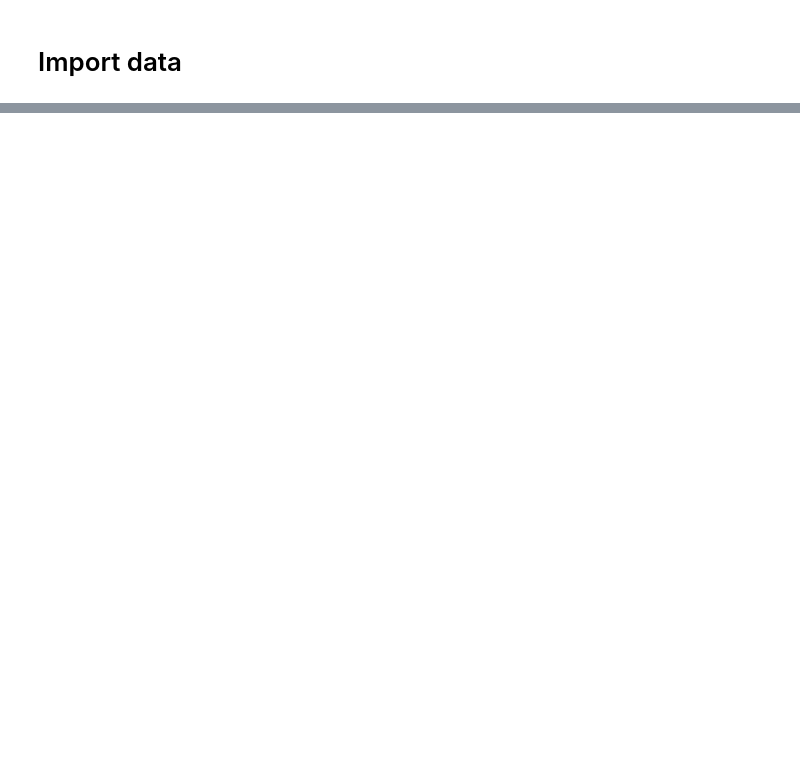
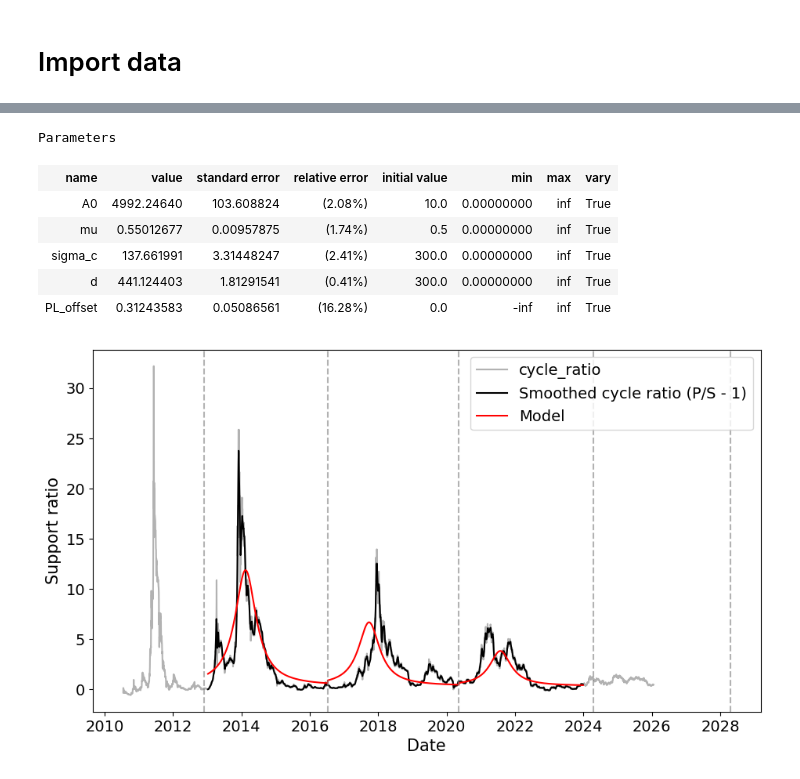
Before and after one commit to tristanbouchet/BTC-price-predict, a Jupyter notebook: btc_fit.ipynb, the cells around one changed output, grey strips where cells are left out. Cells and saved outputs as stored; diff of their text form; code cells hidden in the pictures; blank space fills up the shorter version.

```diff
--- a/btc_fit.ipynb
+++ b/btc_fit.ipynb
@@ -437,0 +74,16 @@ NVDA wins by 11.39%
+# %%
+start_cycle_fit, end_cycle_fit = '2013-01-01', '2024-01-01' # remove first cycle
+rolling_days = 10 # window of rolling average in days
+
+btc_price.dropna(axis=1, inplace=True)
+result_cycle = fit_cycle(btc_price, yaxis, support_PL, btc_halving_daygen, start_cycle_fit, end_cycle_fit, rolling_days)
+result_cycle.params
+# %% [output]
+Parameters
+| name | value | standard error | relative error | initial value | min | max | vary |
+| A0 | 4992.24640 | 103.608824 | (2.08%) | 10.0 | 0.00000000 | inf | True |
+| mu | 0.55012677 | 0.00957875 | (1.74%) | 0.5 | 0.00000000 | inf | True |
+| sigma_c | 137.661991 | 3.31448247 | (2.41%) | 300.0 | 0.00000000 | inf | True |
+| d | 441.124403 | 1.81291541 | (0.41%) | 300.0 | 0.00000000 | inf | True |
+| PL_offset | 0.31243583 | 0.05086561 | (16.28%) | 0.0 | -inf | inf | True |
+[figure, added]
```
Also changed, not shown: parts of 35 cells of this notebook, 5 other files.
